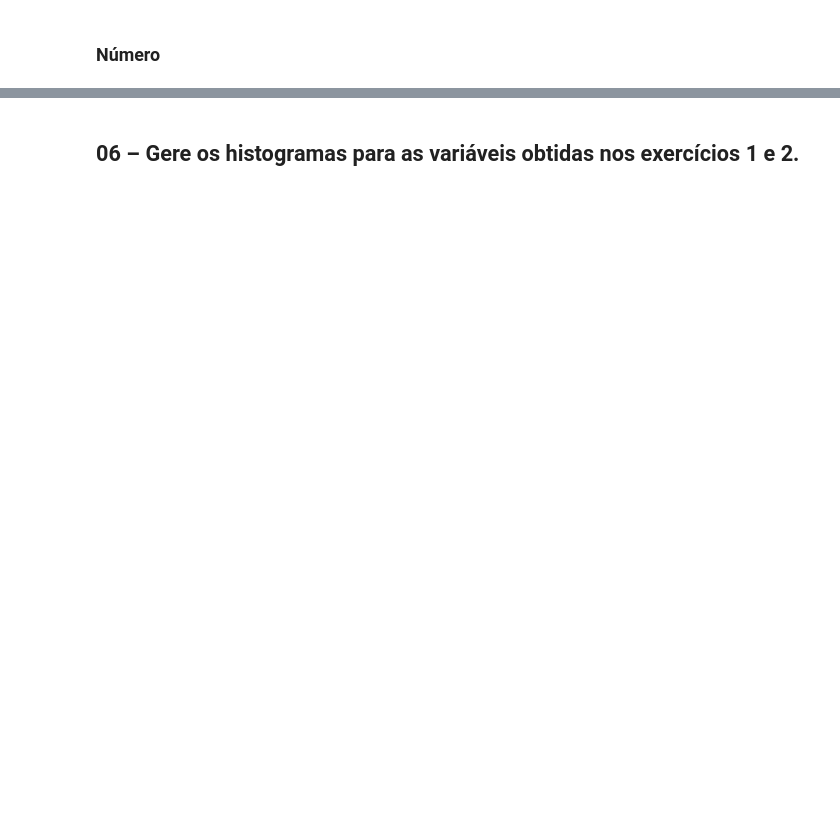
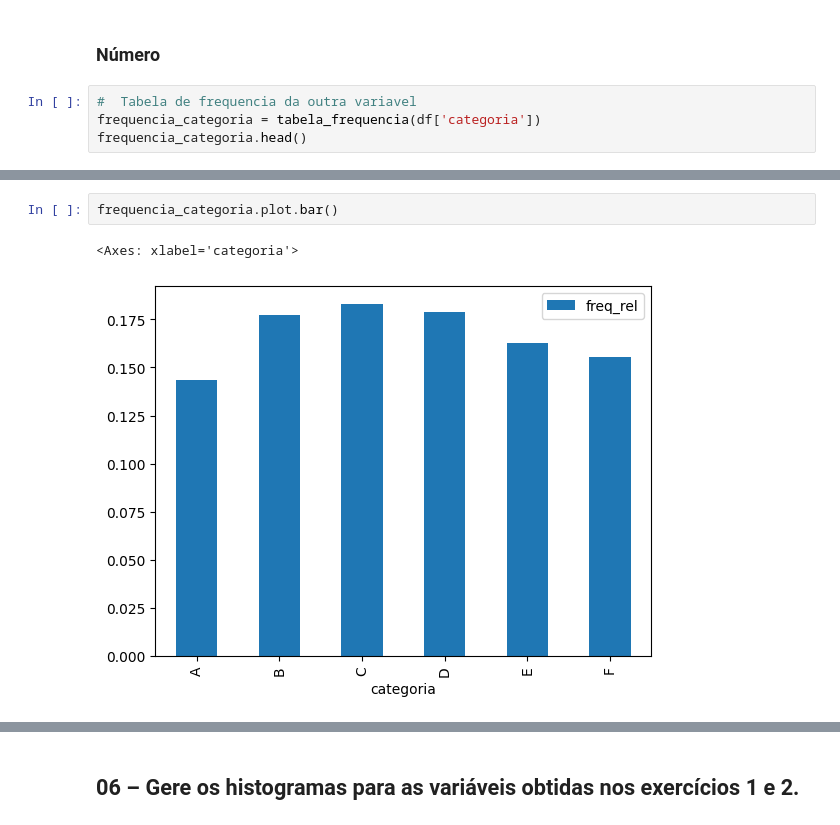
Before and after one commit to Rodrigo-Lusa/aulas_python_mestrado, a Jupyter notebook: script/exercicios/14-Variáveis_Quantitativas_2026-03-31.ipynb, the cells around one changed output, grey strips where cells are left out. Cells and saved outputs as stored; diff of their text form; blank space fills up the shorter version.

```diff
--- a/script/exercicios/14-Variáveis_Quantitativas_2026-03-31.ipynb
+++ b/script/exercicios/14-Variáveis_Quantitativas_2026-03-31.ipynb
@@ -31,2 +94,6 @@ Obtenha a tabela de frequência das variáveis criadas nos exercícios 1 e 2.
 # %% [markdown]
 ### Número
+# %%
+#  Tabela de frequencia da outra variavel
+frequencia_categoria = tabela_frequencia(df['categoria'])
+frequencia_categoria.head()
@@ -32,0 +108,5 @@ Obtenha a tabela de frequência das variáveis criadas nos exercícios 1 e 2.
+# %%
+frequencia_categoria.plot.bar()
+# %% [output]
+<Axes: xlabel='categoria'>
+[figure, added]
```
Also changed, not shown: parts of 16 cells of this notebook.
